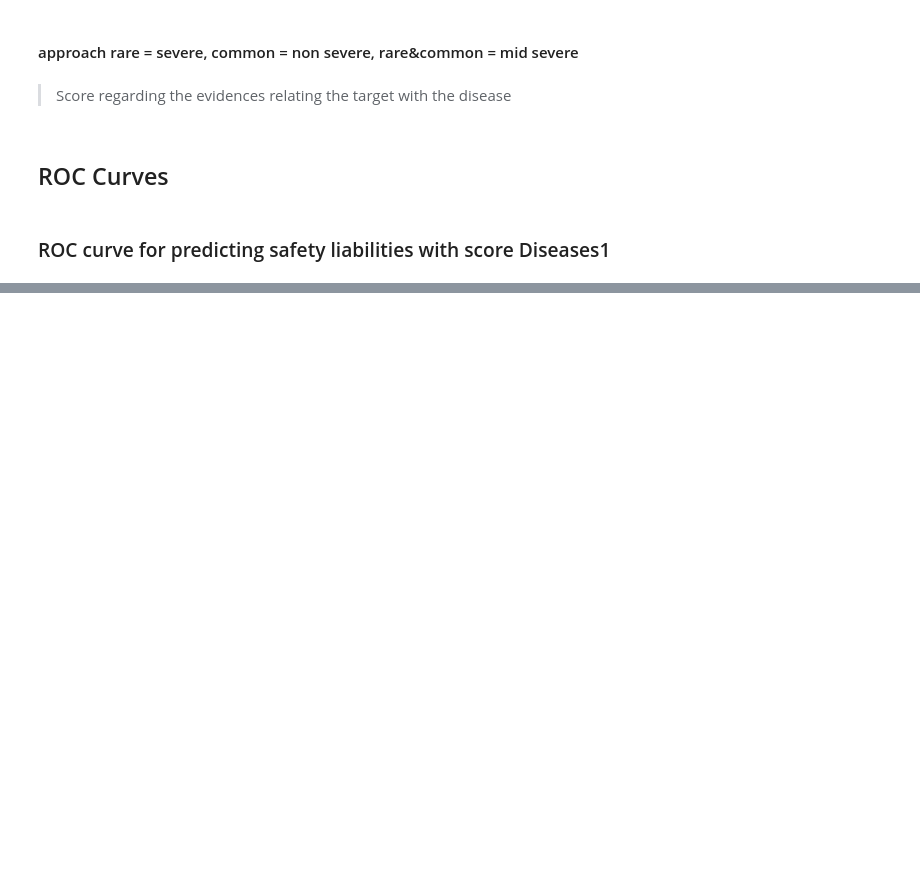
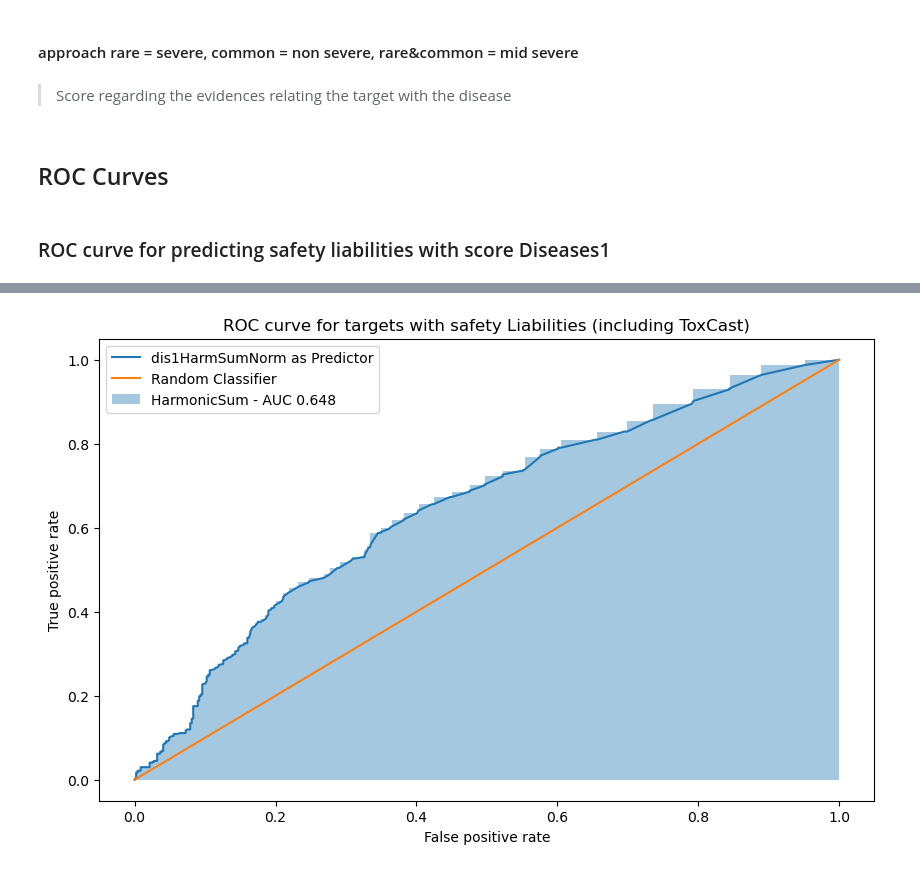
Before and after one commit to Juanmaria-rr/mouseHumanSafety, a Jupyter notebook: src/analysis/dataModelling.ipynb, the cells around one changed output, grey strips where cells are left out. Saved outputs shown, nothing was run; the diff lists cells and outputs as text; code cells hidden in the pictures; blank space fills up the shorter version.

```diff
--- a/src/analysis/dataModelling.ipynb
+++ b/src/analysis/dataModelling.ipynb
@@ -642,10 +672,20 @@ root
 # %%
 ### roc curve for Safety Liabilities containing ToxCast:
-targetPredictedToxCastNO = df_comparisons3.filter(
-    F.col("safetyLiablEventN") == 1
-).withColumn("y", F.lit(1))
+
+### Remove any target with null values in dis1/2harmsumnorm:
+
+targetPredictedToxCastNO = (
+    df_transformed.filter(
+        F.col("dis1HarmSumNorm").isNotNull() & (F.col("dis2HarmSumNorm").isNotNull())
+    )
+    .filter(F.col("safetyLiabl") == 1)
+    .withColumn("y", F.lit(1))
+)
 targetWOPredictedToxCastNo = (
-    df_with_labels8.filter(F.col("safetyLiablEventN") == 0)
+    df_transformed.filter(
+        F.col("dis1HarmSumNorm").isNotNull() & (F.col("dis2HarmSumNorm").isNotNull())
+    )
+    .filter(F.col("safetyLiabl") == 0)
     .sample(False, 0.5, seed=0)
     .limit(469)
     .withColumn("y", F.lit(0))
@@ -653,39 +697,39 @@ targetWOPredictedToxCastNo = (
 # %%
-### harmonicsumnormDiseases1
+for x in ["dis1HarmSumNorm", "dis2HarmSumNorm", "harmonicSumNorm"]:
+    ### harmonicsumnormDiseases1
 
-targetsToCheckTargetNoToxCast = targetPredictedToxCastNO.union(
-    targetWOPredictedToxCastNo
-)
-## convert to array WO ToxCast
-y_score_targetPredictToxCast = np.array(
-    targetsToCheckTargetNoToxCast.select("harmonicSumDiseases1")
-    .rdd.flatMap(lambda x: x)
-    .collect()
-)
-y_targetPredicttoxCast = np.array(
-    targetsToCheckTargetNoToxCast.select("y").rdd.flatMap(lambda x: x).collect()
-)
+    targetsToCheckTargetNoToxCast = targetPredictedToxCastNO.union(
+        targetWOPredictedToxCastNo
+    )
+    ## convert to array WO ToxCast
+    y_score_targetPredictToxCast = np.array(
+        targetsToCheckTargetNoToxCast.select(x).rdd.flatMap(lambda x: x).collect()
+    )
+    y_targetPredicttoxCast = np.array(
+        targetsToCheckTargetNoToxCast.select("y").rdd.flatMap(lambda x: x).collect()
+    )
 
-### ROc curve
-## predicted targets
-fpr_noToxCastTarget, tpr_noToxCastTarget, thresholds = roc_curve(
-    y_targetPredicttoxCast, y_score_targetPredictToxCast
-)
+    ### ROc curve
+    ## predicted targets
+    fpr_noToxCastTarget, tpr_noToxCastTarget, thresholds = roc_curve(
+        y_targetPredicttoxCast, y_score_targetPredictToxCast
+    )
 
-fig, ax = plt.subplots(figsize=(10, 6))
-ax.plot(fpr_noToxCastTarget, tpr_noToxCastTarget)
-ax.plot([0, 0.5, 1], [0, 0.5, 1])
-ax.fill_between(fpr_noToxCastTarget, tpr_noToxCastTarget, step="pre", alpha=0.4)
-ax.set_xlabel("False positive rate")
-ax.set_ylabel("True positive rate")
-ax.set_title("ROC curve for targets with safety Liabilities (including ToxCast)")
-ax.legend(
-    [
-        "HarmonicSumNorm as Predictor",
-        "Random Classifier",
-        "HarmonicSum - AUC {:.3f}".format(
-            roc_auc_score(y_targetPredicttoxCast, y_score_targetPredictToxCast)
-        ),
-    ]
-)
-plt.show()
+    fig, ax = plt.subplots(figsize=(10, 6))
+    ax.plot(fpr_noToxCastTarget, tpr_noToxCastTarget)
+    ax.plot([0, 0.5, 1], [0, 0.5, 1])
+    ax.fill_between(fpr_noToxCastTarget, tpr_noToxCastTarget, step="pre", alpha=0.4)
+    ax.set_xlabel("False positive rate")
+    ax.set_ylabel("True positive rate")
+    ax.set_title("ROC curve for targets with safety Liabilities (including ToxCast)")
+    ax.legend(
+        [
+            f"{x} as Predictor",
+            "Random Classifier",
+            "HarmonicSum - AUC {:.3f}".format(
+                roc_auc_score(y_targetPredicttoxCast, y_score_targetPredictToxCast)
+            ),
+        ]
+    )
+# %% [output]
+[figure, added]
```
Also changed, not shown: parts of 24 cells of this notebook.
